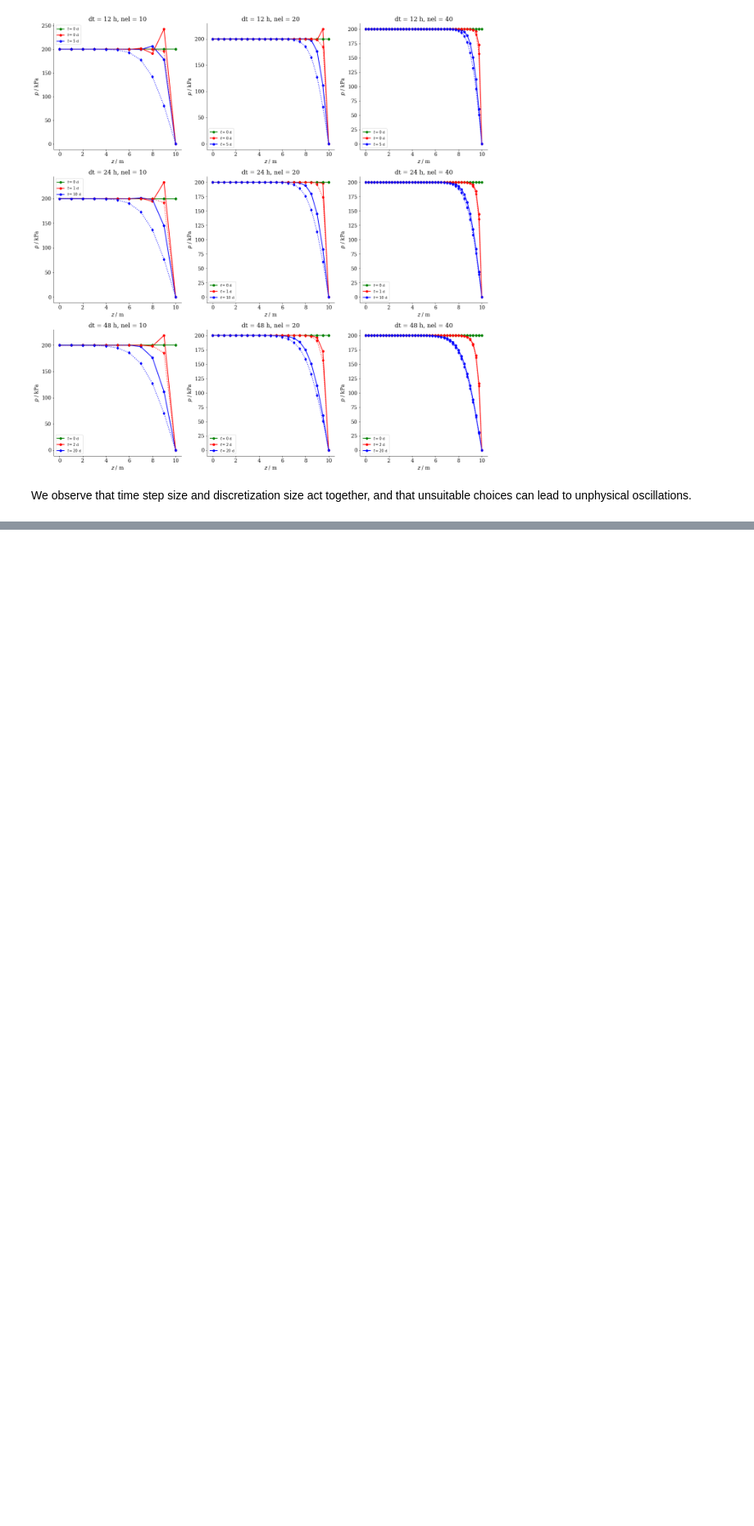
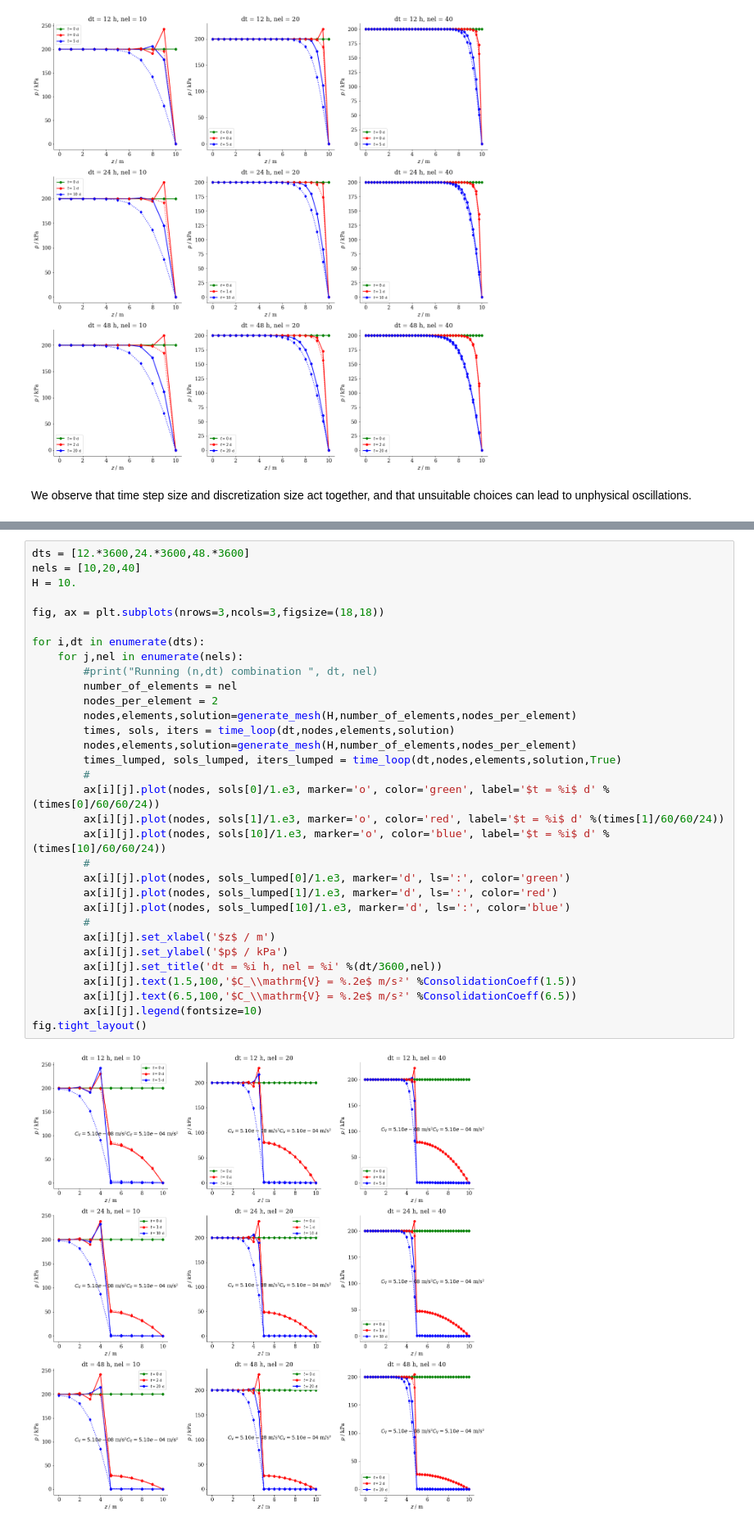
Before and after one commit to nagelt/Numerical_Methods_Introduction, a Jupyter notebook: 07d_Terzaghi_1D_consolidation_mass_lumping.ipynb, the cells around one changed output, grey strips where cells are left out. Shown: that part at 82% size. Saved outputs shown, nothing was run; the diff lists cells and outputs as text; blank space fills up the shorter version.

```diff
--- a/07d_Terzaghi_1D_consolidation_mass_lumping.ipynb
+++ b/07d_Terzaghi_1D_consolidation_mass_lumping.ipynb
@@ -443,0 +462,34 @@ We observe that time step size and discretization size act together, and that un
+# %%
+dts = [12.*3600,24.*3600,48.*3600]
+nels = [10,20,40]
+H = 10.
+
+fig, ax = plt.subplots(nrows=3,ncols=3,figsize=(18,18))
+
+for i,dt in enumerate(dts):
+    for j,nel in enumerate(nels):
+        #print("Running (n,dt) combination ", dt, nel)
+        number_of_elements = nel
+        nodes_per_element = 2
+        nodes,elements,solution=generate_mesh(H,number_of_elements,nodes_per_element)
+        times, sols, iters = time_loop(dt,nodes,elements,solution)
+        nodes,elements,solution=generate_mesh(H,number_of_elements,nodes_per_element)
+        times_lumped, sols_lumped, iters_lumped = time_loop(dt,nodes,elements,solution,True)
+        #
+        ax[i][j].plot(nodes, sols[0]/1.e3, marker='o', color='green', label='$t = %i$ d' %(times[0]/60/60/24))
+        ax[i][j].plot(nodes, sols[1]/1.e3, marker='o', color='red', label='$t = %i$ d' %(times[1]/60/60/24))
+        ax[i][j].plot(nodes, sols[10]/1.e3, marker='o', color='blue', label='$t = %i$ d' %(times[10]/60/60/24))
+        #
+        ax[i][j].plot(nodes, sols_lumped[0]/1.e3, marker='d', ls=':', color='green')
+        ax[i][j].plot(nodes, sols_lumped[1]/1.e3, marker='d', ls=':', color='red')
+        ax[i][j].plot(nodes, sols_lumped[10]/1.e3, marker='d', ls=':', color='blue')
+        #
+        ax[i][j].set_xlabel('$z$ / m')
+        ax[i][j].set_ylabel('$p$ / kPa')
+        ax[i][j].set_title('dt = %i h, nel = %i' %(dt/3600,nel))
+        ax[i][j].text(1.5,100,'$C_\\mathrm{V} = %.2e$ m/s²' %ConsolidationCoeff(1.5))
+        ax[i][j].text(6.5,100,'$C_\\mathrm{V} = %.2e$ m/s²' %ConsolidationCoeff(6.5))
+        ax[i][j].legend(fontsize=10)
+fig.tight_layout()
+# %% [output]
+[figure, added]
```
Also changed, not shown: parts of 2 cells of this notebook.
